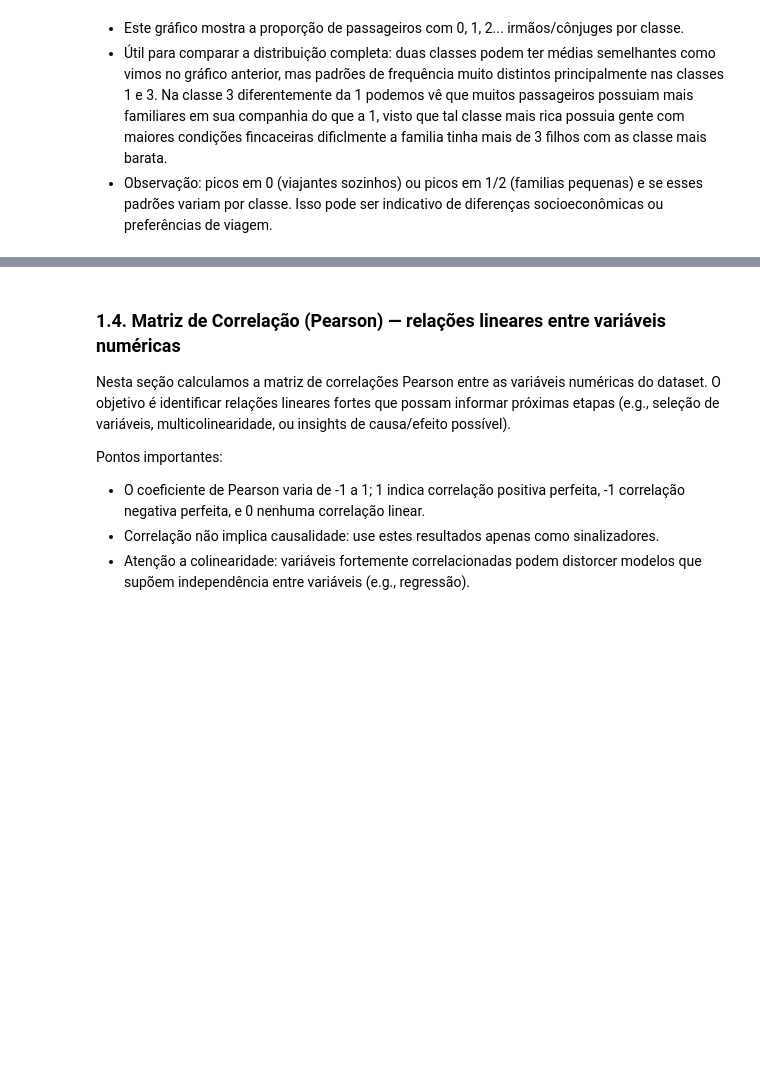
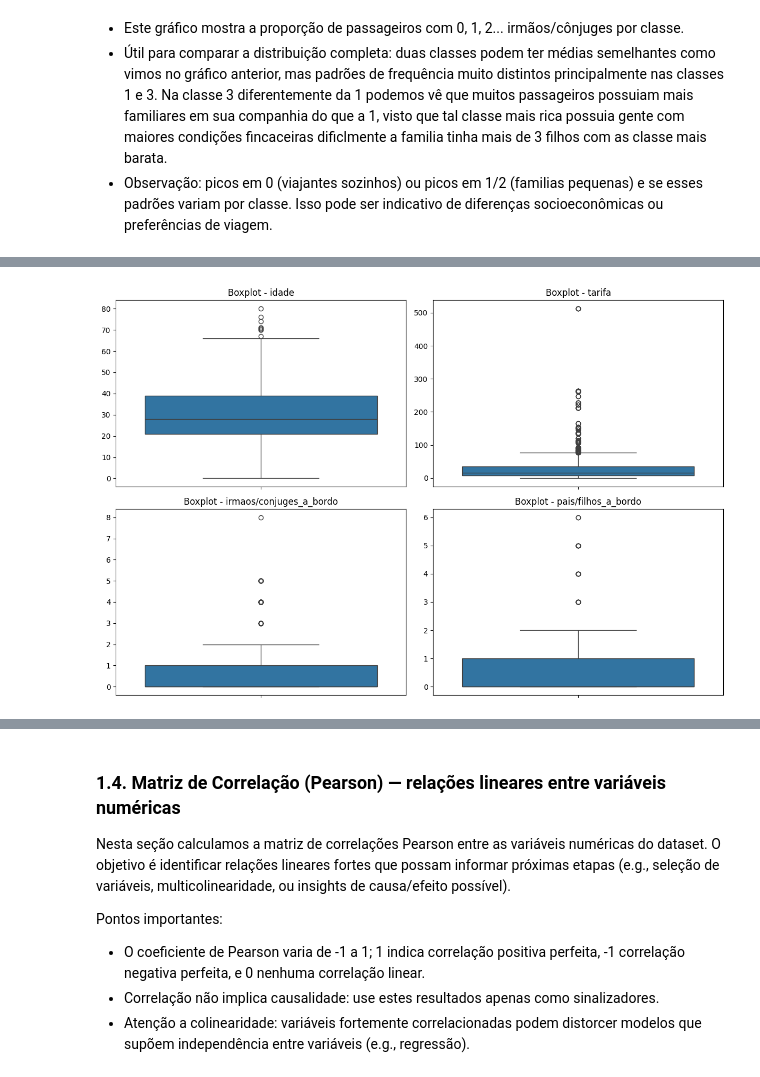
Before and after one commit to Fabiano01EST/Python-Aplication-Data-Base-Titanic, a Jupyter notebook: aplicação_pyhton.ipynb, the cells around one changed output, grey strips where cells are left out. Drawn from its saved outputs; the diff is of its cells as text; code cells hidden in the pictures; blank space fills up the shorter version.

```diff
--- a/aplicação_pyhton.ipynb
+++ b/aplicação_pyhton.ipynb
@@ -267,0 +188,14 @@ plt.legend(title='Irmãos/Conjuges')
+# %%
+fig, axes = plt.subplots(2, 2, figsize=(12, 8))
+axes = axes.flatten()
+
+for idx, col in enumerate(cols_numericas):
+    sns.boxplot(y=dados_titanic1[col], ax=axes[idx])
+    axes[idx].set_title(f'Boxplot - {col}')
+    # remover apenas o texto do rótulo Y
+    axes[idx].set_ylabel('')
+
+plt.tight_layout()
+plt.show()
+# %% [output]
+[figure, added]
```
Also changed, not shown: parts of 9 cells of this notebook.
